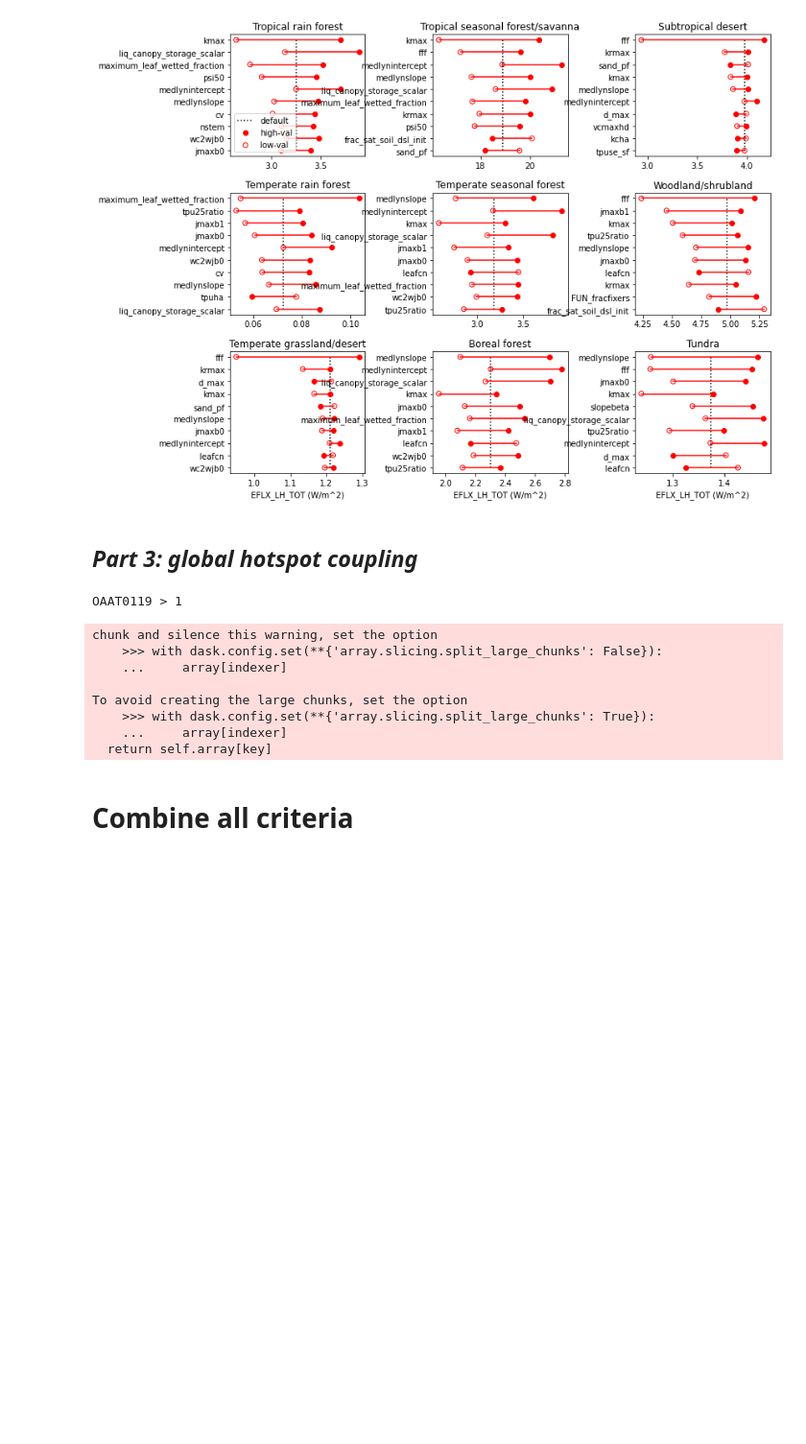
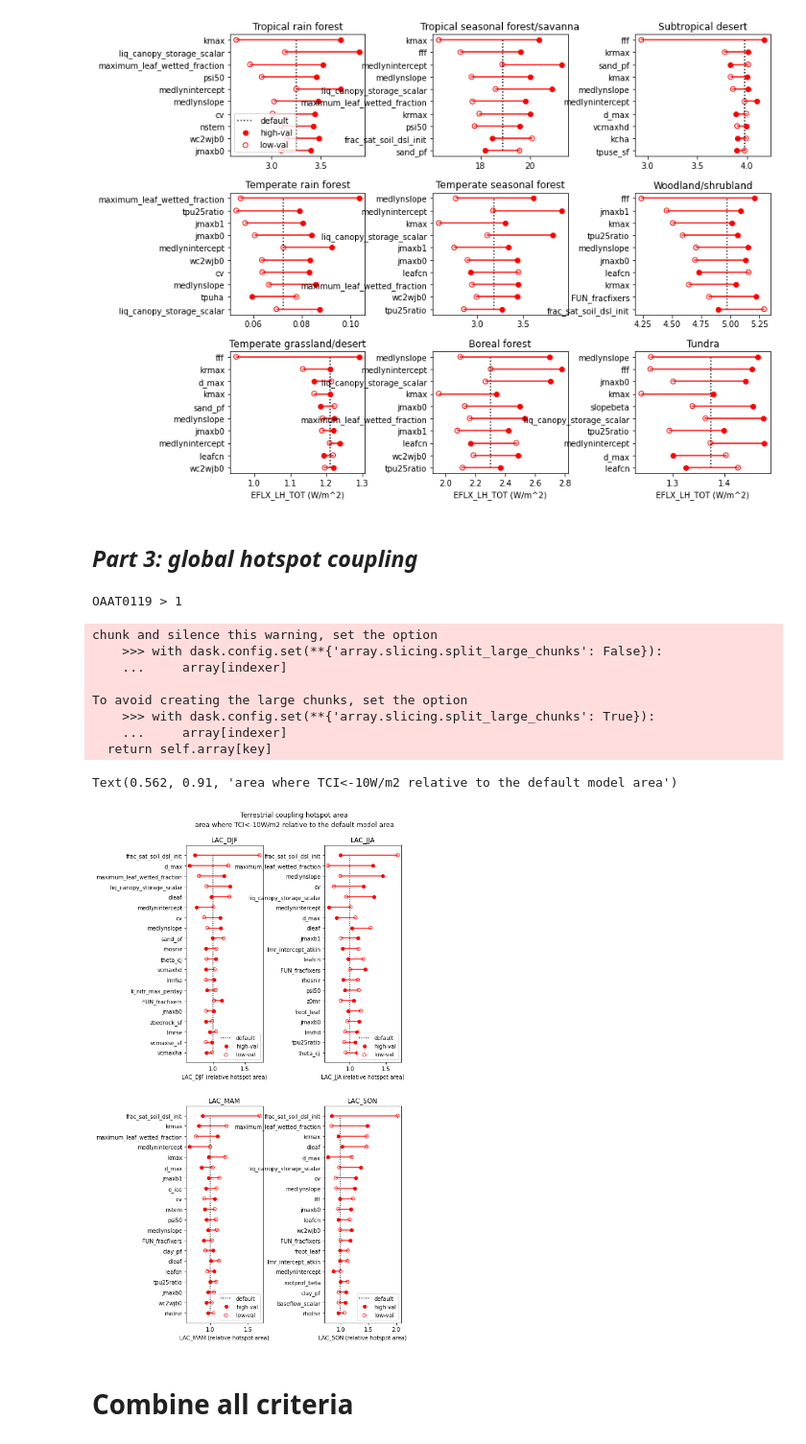
Before and after one commit to czarakas/coupled_PPE, a Jupyter notebook: parameter_selection/Part1_Coupled_PPE_param_selection.ipynb, the cells around one changed output. Shown at 96% size. Cells and saved outputs as stored; diff of their text form; code cells hidden in the pictures; blank space fills up the shorter version.

Commit message:
Updated parameter selection scripts

```diff
--- a/parameter_selection/Part1_Coupled_PPE_param_selection.ipynb
+++ b/parameter_selection/Part1_Coupled_PPE_param_selection.ipynb
@@ -395,7 +395,7 @@ for datavar in data_vars2:
         xmaxs.reverse()
         params_top5 = params_top5 + pvals[0:cutoff_num]
         params_biome = params_biome+[b]*cutoff_num
-        params_criteria = params_criteria+[da.name+'_'+b]*cutoff_num
+        params_criteria = params_criteria+[iav.name+'_'+b]*cutoff_num
         params_rank = params_rank+np.arange(1,cutoff_num+1).tolist()
         params_variable = params_variable+[datavar]*cutoff_num
         params_measure = params_measure+['iav']*cutoff_num
@@ -535,6 +551,7 @@ unit = 'relative hotspot area'
 ln1  = 'Terrestrial coupling hotspot area'
 ln2  = 'area where TCI<-10W/m2 relative to the default model area'
 nx=20
+cutoff_num=5
 
 params_top5 = []
 params_biome = []
@@ -551,38 +568,39 @@ for i,seas in zip(range(4),rel_area.season):
         xdef = rel_area.sel(season=seas).isel(ens=0)
         pair  = find_pair(rel_area.sel(season=seas),
                           dsd.param,dsd.minmax,u)
         xmin  = pair[0].values
         xmax  = pair[1].values
         dx    = abs(xmax-xmin)
 
         xmins.append(xmin)
         xmaxs.append(xmax)
         dxs.append(dx)
 
     ranks = np.argsort(dxs)
 
     pvals = [uniques[ranks[i]] for i in range(-nx,0)]
     xmins = [xmins[ranks[i]]   for i in range(-nx,0)]
     xmaxs = [xmaxs[ranks[i]]   for i in range(-nx,0)]
+    pvals_reverse=pvals[::-1]
 
-    [xmins,xmaxs,pvals] = top_n(iav.isel(biome=i),
-                                    10,params,minmax,uniques)
-
-    params_top5 = params_top5 + pvals.reverse()[0:cutoff_num]
+    params_top5 = params_top5 + pvals_reverse[0:cutoff_num]
     params_biome = params_biome+['global']*cutoff_num
-    params_criteria = params_criteria+['LAC'+'_'+seas]*cutoff_num
+    params_criteria = params_criteria+['LAC'+'_'+seas.values.item()]*cutoff_num
     params_rank = params_rank+np.arange(1,cutoff_num+1).tolist()
     params_variable = params_variable+['LAC']*cutoff_num
     params_measure = params_measure+['mean']*cutoff_num
 
     plt.subplot(2,2,i+1)
     plot20('LAC',xdef,xmins,xmaxs,pvals,sstr,unit)
 
 plt.subplots_adjust(wspace=0.8)
 plt.subplots_adjust(left=0.22)
 plt.figtext(0.562,0.925,ln1,fontsize=12,ha='center')
 plt.figtext(0.562,0.91, ln2,fontsize=12,ha='center')
 #plt.savefig('../figs/LAcoupling_top20.pdf')
+# %% [output]
+Text(0.562, 0.91, 'area where TCI<-10W/m2 relative to the default model area')
+[figure, added]
 # %%
 # dictionary of lists
 df_LAC = pd.DataFrame({'param_name': params_top5,
```
Also changed, not shown: parts of 5 cells of this notebook, 4 other files.
